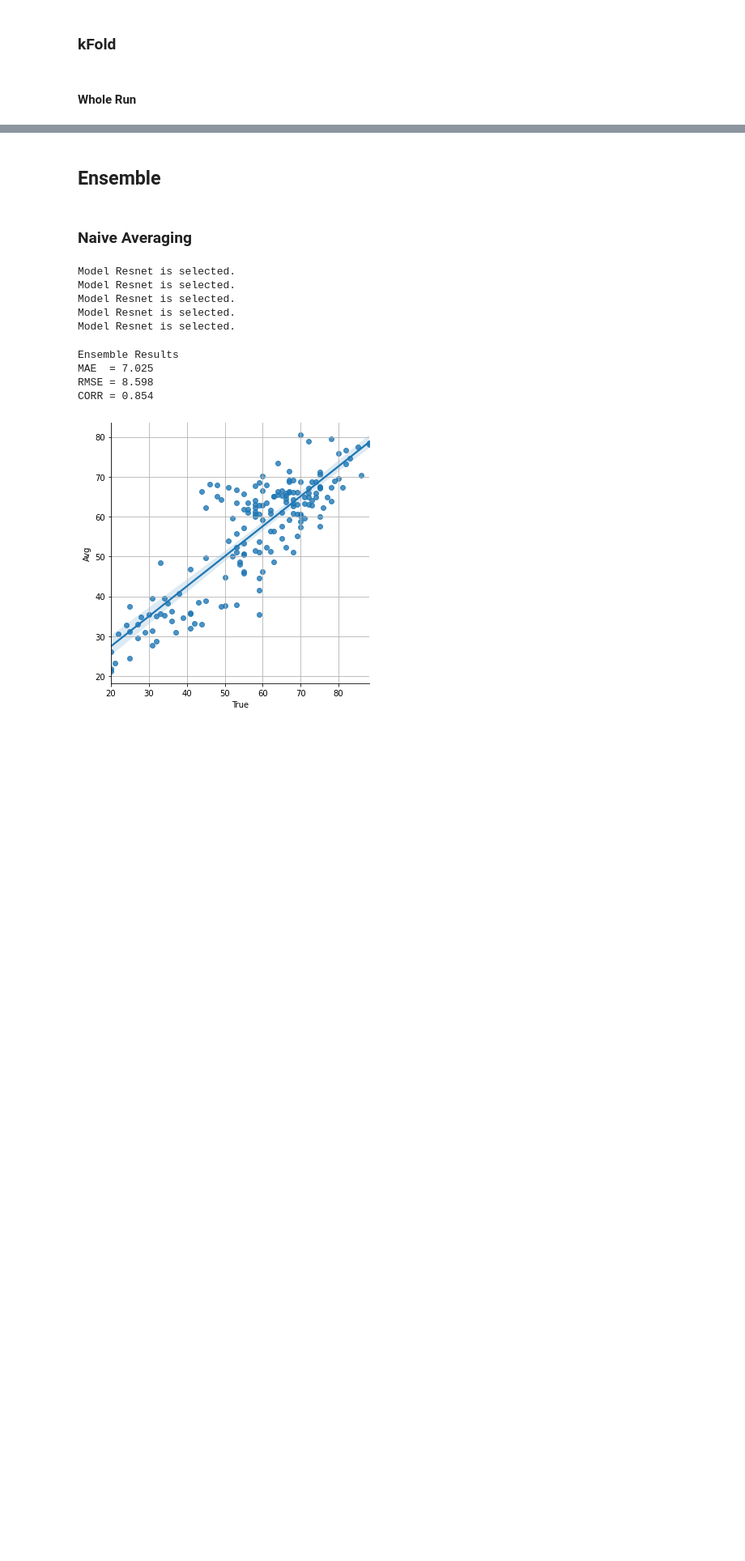
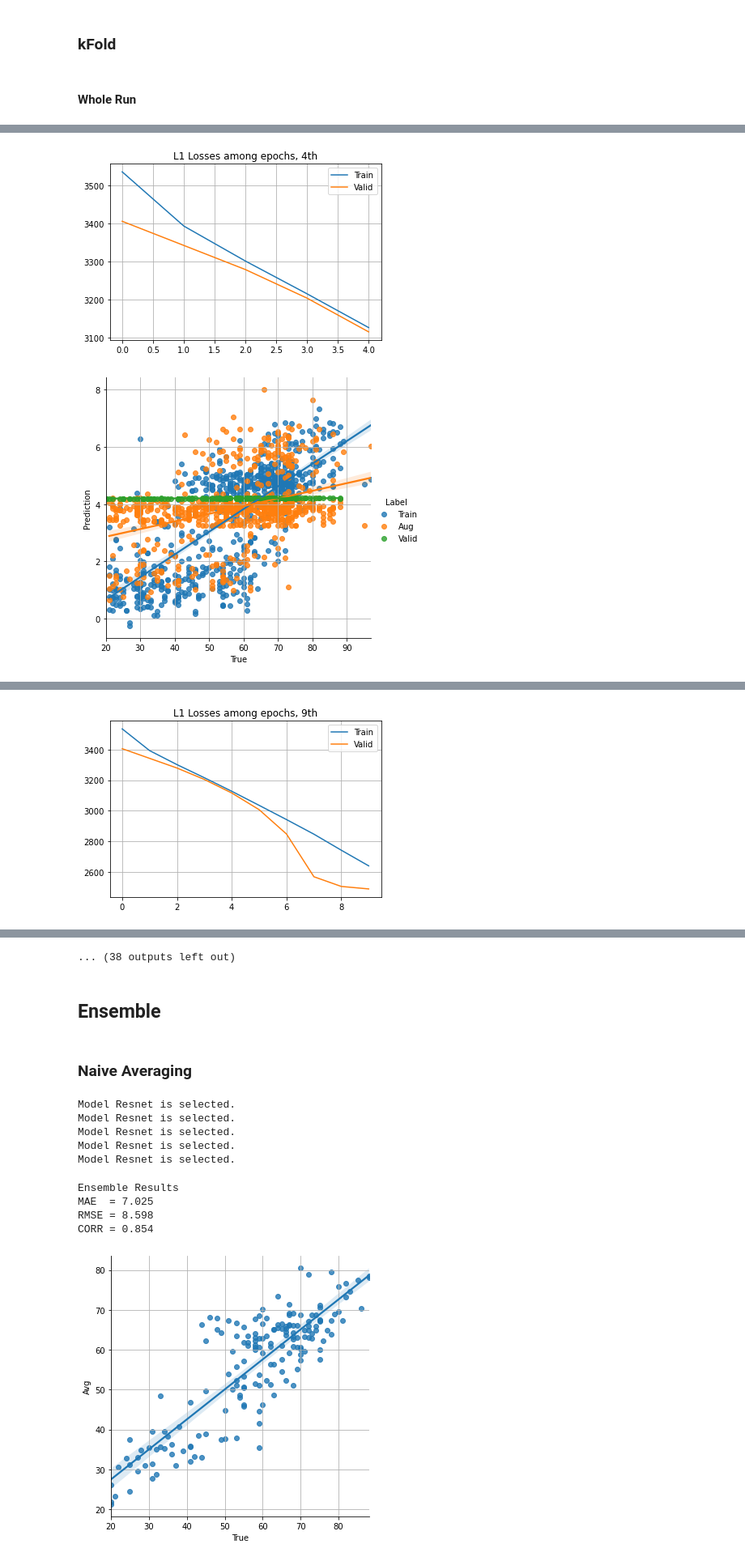
Before and after one commit to 1pha/brain-age-prediction, a Jupyter notebook: main.ipynb, the cells around one changed output, grey strips where cells are left out. Shown at 81% size. Saved outputs shown, nothing was run; the diff lists cells and outputs as text; code cells hidden in the pictures; blank space fills up the shorter version.

```diff
--- a/main.ipynb
+++ b/main.ipynb
@@ -187,10 +202,11 @@ tst_dp = DataPacket()
 # %% [markdown]
 #### Whole Run
 # %%
-test_db = make_db(page, client=client, schema=cfg['notion']['test_schema'], title='Test') if cfg['notion']['use'] else None
-# test_db = page.children[2]
+# test_db = make_db(page, client=client, schema=cfg['notion']['test_schema'], title='Test') if cfg['notion']['use'] else None
+test_db = page.children[2]
+fold_db = make_db(page, client=client, schema=cfg['notion']['schema'], title=f'Fold {fold+1}') if cfg['notion']['use'] else None
 # %%
-for fold in range(11, cfg.folds):
+for fold in range(16, cfg.folds):
 
     print(f'Fold {fold+1} / {cfg.folds}')
     mlflow.start_run(run_name=f'{today()} Fold {fold+1}')
@@ -199,7 +215,6 @@ for fold in range(11, cfg.folds):
         'fold': fold+1
     })
 
-    fold_db = make_db(page, client=client, schema=cfg['notion']['schema'], title=f'Fold {fold+1}') if cfg['notion']['use'] else None
     model, dps, res = run(cfg, fold, fold_db, mlflow=mlflow)
     models.append(model)
     packets.append(dps)
@@ -226,3 +241,4 @@ for fold in range(11, cfg.folds):
 
     torch.cuda.empty_cache()
     clear_output(wait=True)
+# %% [output]
@@ -228,0 +262,2 @@ for fold in range(11, cfg.folds):
+[figure, added]
+[figure, added]
@@ -228,0 +281 @@ for fold in range(11, cfg.folds):
+[figure, added]
@@ -229,3 +321,4 @@ for fold in range(11, cfg.folds):
+... (38 outputs left out)
 # %% [markdown]
 ## Ensemble
 # %% [markdown]
```
Also changed, not shown: parts of 7 cells of this notebook, 1 other file.
